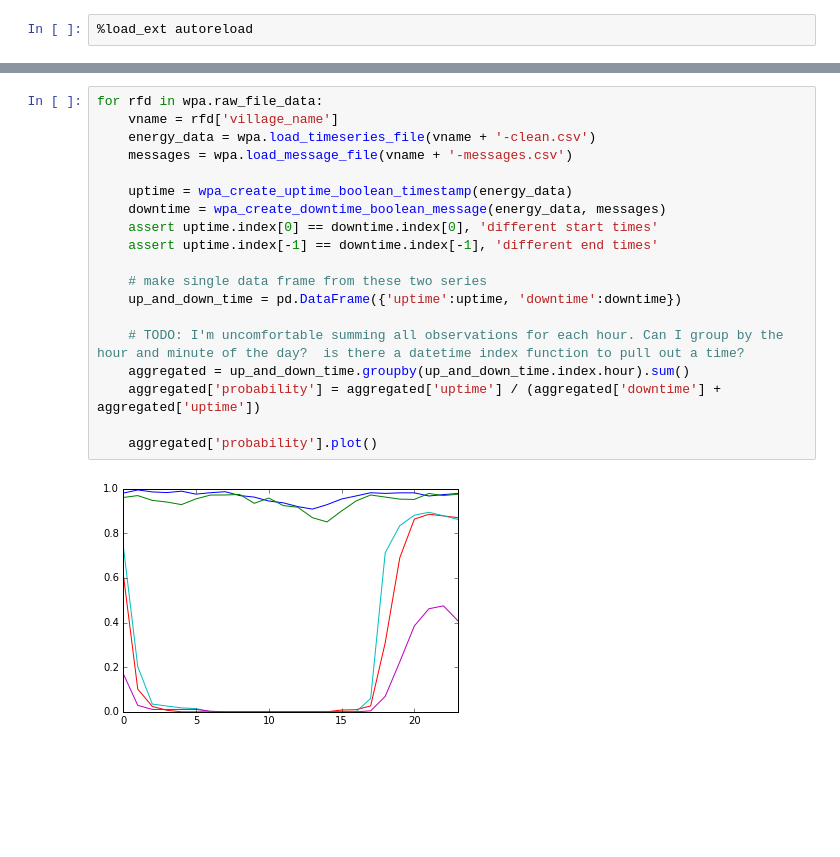
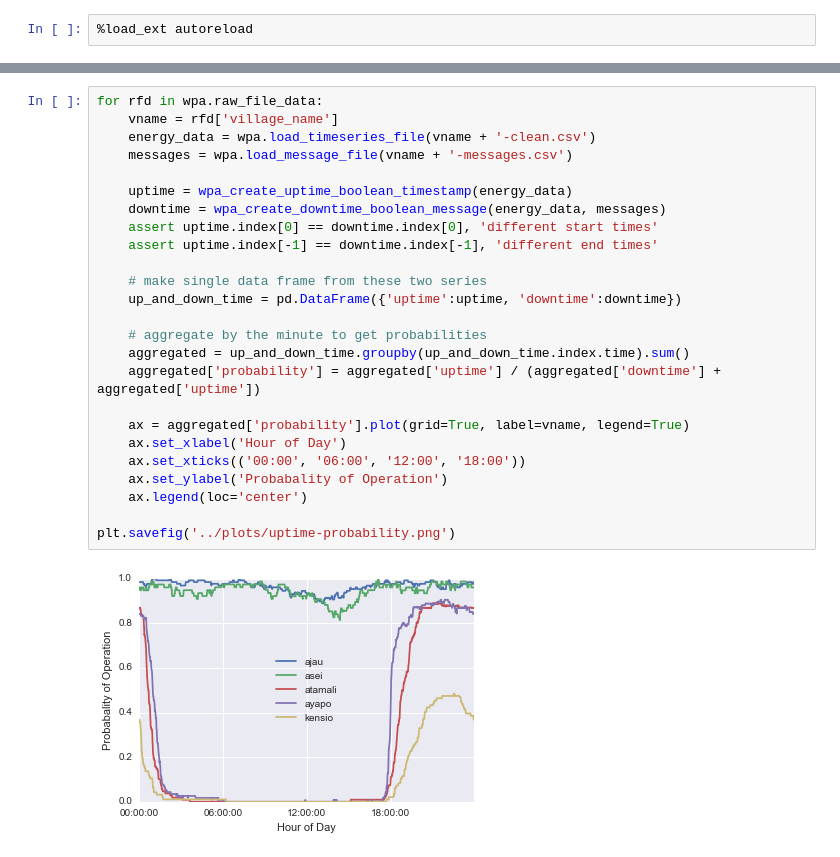
Before and after one commit to dsoto/WP19, a Jupyter notebook: analysis/2017-07-12-microgrid-operation-schedule.ipynb, the cells around one changed output, grey strips where cells are left out. Cells and saved outputs as stored; diff of their text form; blank space fills up the shorter version.

Commit message:
revises lab book entry with higher-resolution time grouping

```diff
--- a/analysis/2017-07-12-microgrid-operation-schedule.ipynb
+++ b/analysis/2017-07-12-microgrid-operation-schedule.ipynb
@@ -68,21 +70,27 @@ def wpa_create_uptime_boolean_timestamp(energy_data):
 # %%
 for rfd in wpa.raw_file_data:
     vname = rfd['village_name']
     energy_data = wpa.load_timeseries_file(vname + '-clean.csv')
     messages = wpa.load_message_file(vname + '-messages.csv')
 
     uptime = wpa_create_uptime_boolean_timestamp(energy_data)
     downtime = wpa_create_downtime_boolean_message(energy_data, messages)
     assert uptime.index[0] == downtime.index[0], 'different start times'
     assert uptime.index[-1] == downtime.index[-1], 'different end times'
 
     # make single data frame from these two series
     up_and_down_time = pd.DataFrame({'uptime':uptime, 'downtime':downtime})
 
-    # TODO: I'm uncomfortable summing all observations for each hour. Can I group by the hour and minute of the day?  is there a datetime index function to pull out a time?
-    aggregated = up_and_down_time.groupby(up_and_down_time.index.hour).sum()
+    # aggregate by the minute to get probabilities
+    aggregated = up_and_down_time.groupby(up_and_down_time.index.time).sum()
     aggregated['probability'] = aggregated['uptime'] / (aggregated['downtime'] + aggregated['uptime'])
 
-    aggregated['probability'].plot()
+    ax = aggregated['probability'].plot(grid=True, label=vname, legend=True)
+    ax.set_xlabel('Hour of Day')
+    ax.set_xticks(('00:00', '06:00', '12:00', '18:00'))
+    ax.set_ylabel('Probabality of Operation')
+    ax.legend(loc='center')
+
+plt.savefig('../plots/uptime-probability.png')
 # %% [output]
-[figure, old version]
+[figure, new version]
```
Also changed, not shown: parts of 2 cells of this notebook.
